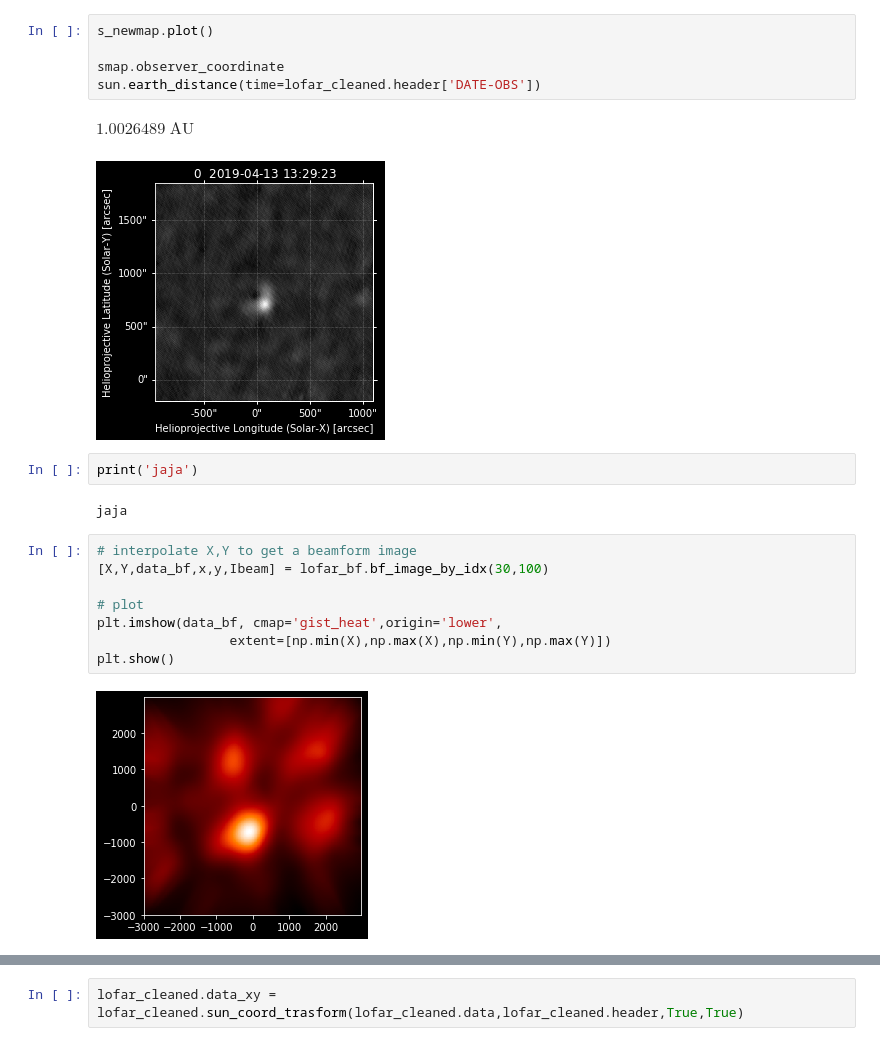
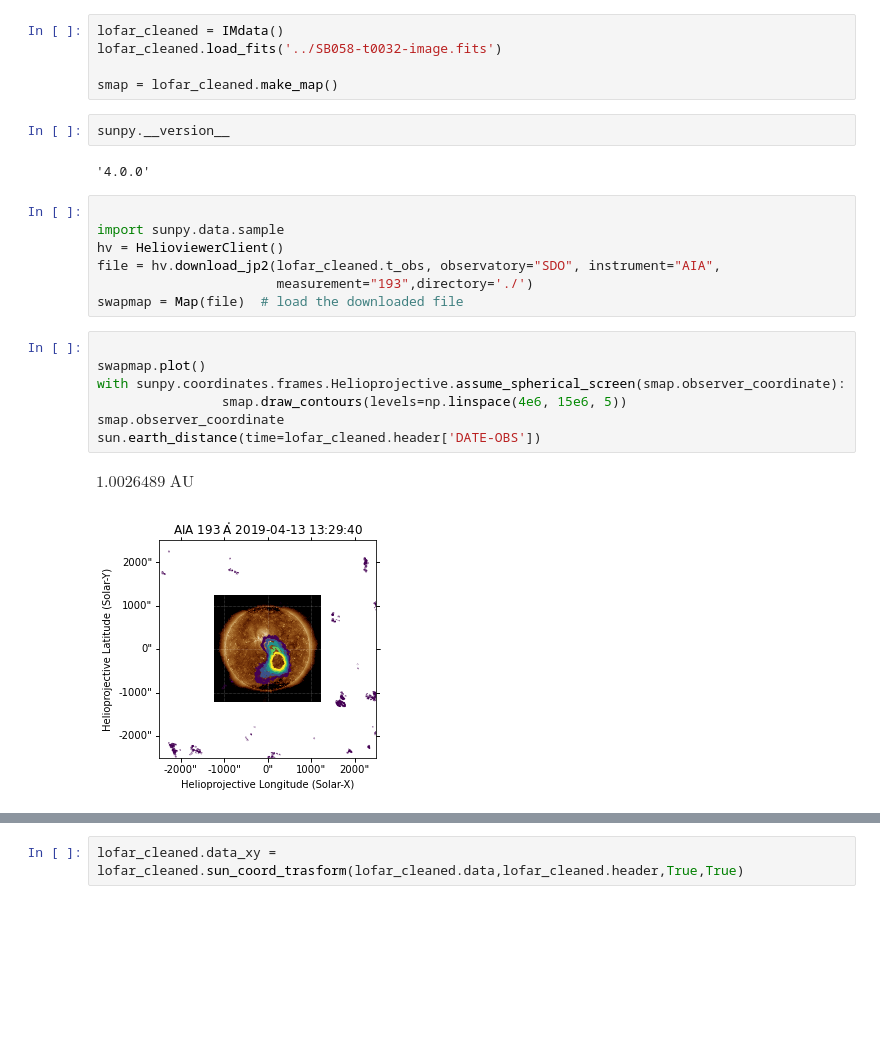
Before and after one commit to peijin94/LOFAR-Sun-tools, a Jupyter notebook: demo/demo_sunpymap.ipynb, the cells around one changed output, grey strips where cells are left out. Cells and saved outputs as stored; diff of their text form; blank space fills up the shorter version.

```diff
--- a/demo/demo_sunpymap.ipynb
+++ b/demo/demo_sunpymap.ipynb
@@ -40,22 +16,26 @@ ValueError: Cannot override frame='FK5' of input coordinate with new frame='ICRS
+# %%
+lofar_cleaned = IMdata()
+lofar_cleaned.load_fits('../SB058-t0032-image.fits')
+
+smap = lofar_cleaned.make_map()
+# %%
+sunpy.__version__
+# %% [output]
+'4.0.0'
+# %%
+
+import sunpy.data.sample
+hv = HelioviewerClient()
+file = hv.download_jp2(lofar_cleaned.t_obs, observatory="SDO", instrument="AIA",
+                       measurement="193",directory='./')
+swapmap = Map(file)  # load the downloaded file
 # %%
-s_newmap.plot()
 
+swapmap.plot()
+with sunpy.coordinates.frames.Helioprojective.assume_spherical_screen(smap.observer_coordinate):
+                smap.draw_contours(levels=np.linspace(4e6, 15e6, 5))
 smap.observer_coordinate
 sun.earth_distance(time=lofar_cleaned.header['DATE-OBS'])
 # %% [output]
 $1.0026489 \; \mathrm{AU}$
-[figure, old version]
+[figure, new version]
-# %%
-print('jaja')
-# %% [output]
-jaja
-# %%
-# interpolate X,Y to get a beamform image
-[X,Y,data_bf,x,y,Ibeam] = lofar_bf.bf_image_by_idx(30,100)
-
-# plot
-plt.imshow(data_bf, cmap='gist_heat',origin='lower',
-                 extent=[np.min(X),np.max(X),np.min(Y),np.max(Y)])
-plt.show()
-# %% [output]
-[figure, removed]
```
Also changed, not shown: parts of 11 cells of this notebook, 4 other files.
